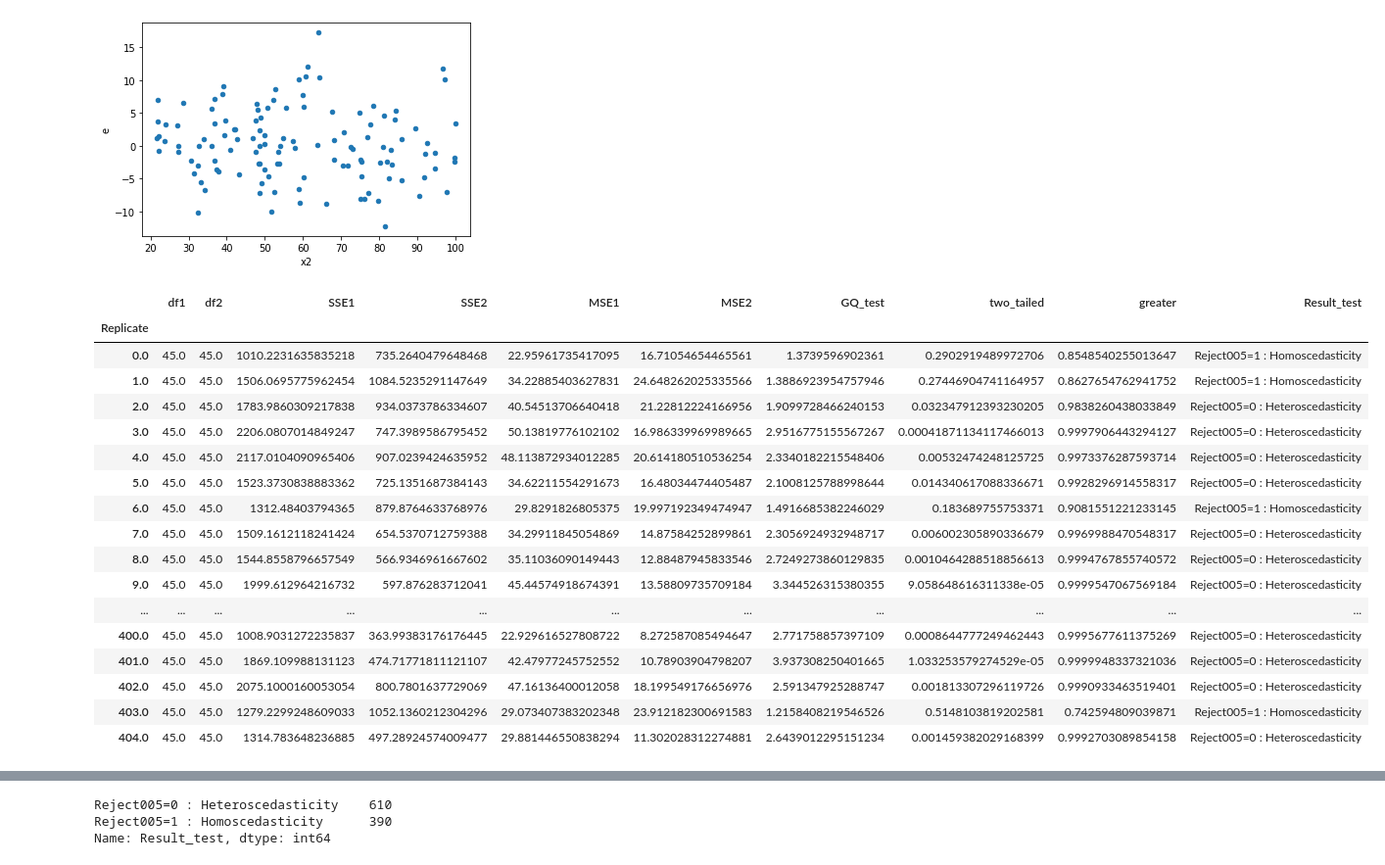
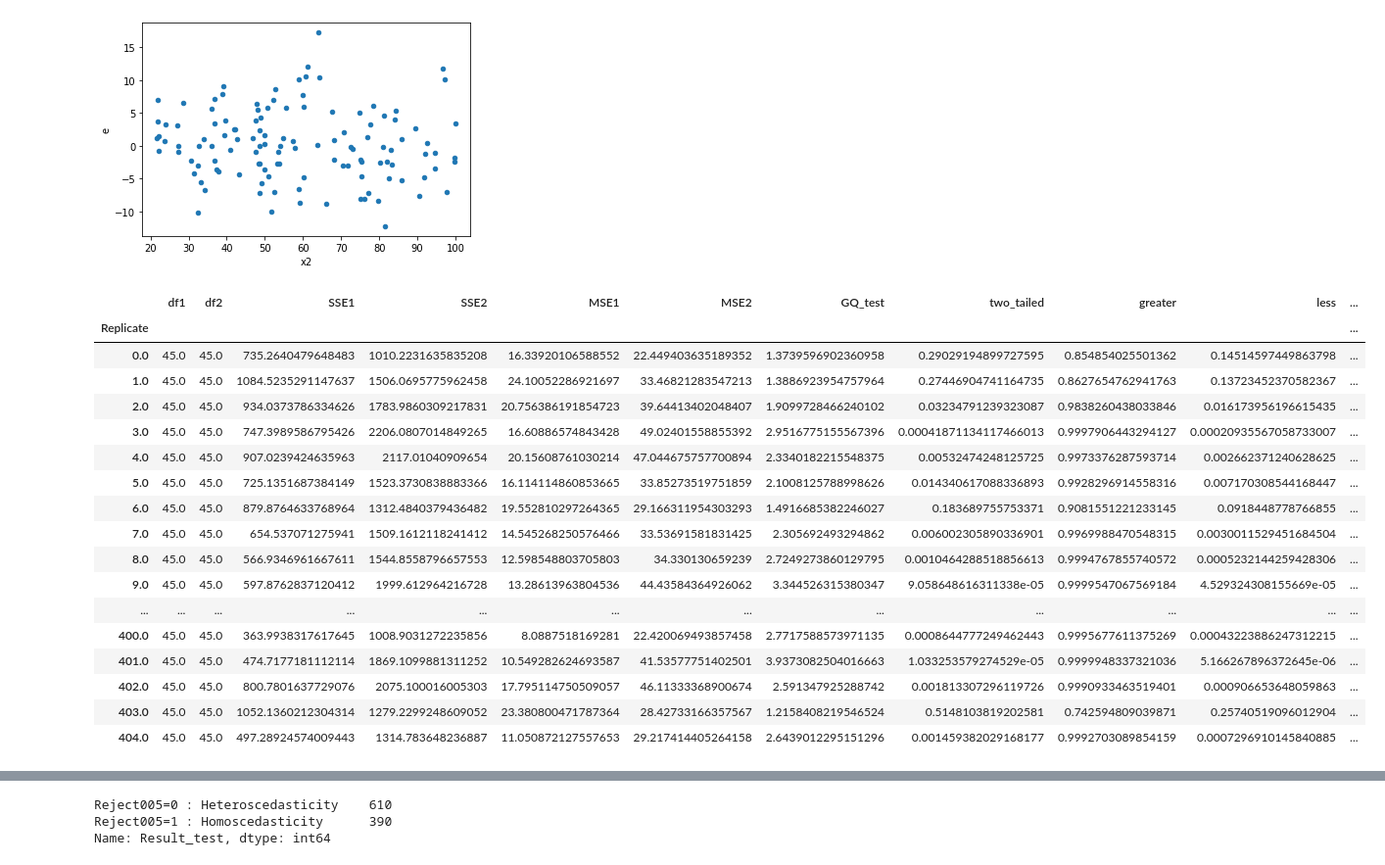
Before and after one commit to iam-fern/Generate_multiplication, a Jupyter notebook: GQtest_data_multi_delta_(0_8)_n120_05.ipynb, the cells around one changed output, grey strips where cells are left out. Shown at 98% size. Drawn from its saved outputs; the diff is of its cells as text; code cells hidden in the pictures.

```diff
--- a/GQtest_data_multi_delta_(0_8)_n120_05.ipynb
+++ b/GQtest_data_multi_delta_(0_8)_n120_05.ipynb
@@ -175,7 +176,6 @@ def get_result(run_replicate, percent_data):
     new_table_sort = new_table.sort_values('x2')
     new_table_sort.reset_index(inplace=True)
     new_table_sort.drop(['index'], axis=1, inplace=True)
-
 
     # แบ่งข้อมูลกลุ่มที่ 1
     table1 = new_table_sort.iloc[:int(percent_data*new_table_sort.shape[0]) , :]
@@ -189,8 +189,7 @@ def get_result(run_replicate, percent_data):
     # หาค่า df กลุ่ม 1
     DF1 = model1.df_resid + 1
     SSE1 = model1.ssr
-    MSE1 = model1.mse_resid
-
+    MSE1 = SSE1/DF1
 
     # แบ่งข้อมูลกลุ่มที่ 2
     table2 = new_table_sort.iloc[int((1-percent_data)*new_table_sort.shape[0]): , :]
@@ -204,23 +203,21 @@ def get_result(run_replicate, percent_data):
     # หาค่า df กลุ่ม 2
     DF2 = model2.df_resid + 1
     SSE2 = model2.ssr
-    MSE2 = model2.mse_resid
+    MSE2 = SSE2/DF2
 
     # ค่าสถิติทดสอบ
     GQ_test = (SSE2/DF2) / (SSE1/DF1)
-
 
     df2 = DF2
     df1 = DF1
 
     # คำนวณค่า p-value
-    # sf(x, dfn, dfd, loc=0, scale=1) : Survival function (also defined as 1 - cdf, but sf is sometimes more accurate)
+    # pdf(x, dfn, dfd, loc=0, scale=1) : Probability density function
     two_tailed = 2.0*(1.0-(ss.f.cdf(GQ_test, df2, df1)))
+    p_greater = ss.f.cdf(GQ_test, df2, df1)
+    p_less = 1.0-ss.f.cdf(GQ_test, df2, df1)
 
-    # pdf(x, dfn, dfd, loc=0, scale=1) : Probability density function
-    p_greater = ss.f.cdf(GQ_test, df2, df1)
-
-    return df2, df1, SSE2, SSE1, MSE2, MSE1, GQ_test, two_tailed, p_greater
+    return df1, df2, SSE1, SSE2, MSE1, MSE2, GQ_test, two_tailed, p_greater, p_less
 
 # สร้าง list ของ replicates
 list_replicate=list({i[0] for i in table.index})
@@ -236,13 +233,14 @@ list_MSE2=[]
 list_GQ_test=[]
 list_two_tailed=[]
 list_p_greater=[]
+list_p_less=[]
 
 # กำหนด % การแบ่งข้อมูล
 percent_data=0.4
 
 # ใช้ for loop สำหรับการ run ทุก replicates
 for run_replicate in list_replicate:
-    df1, df2, SSE1, SSE2, MSE1, MSE2, GQ_test, two_tailed, p_greater=get_result(run_replicate, percent_data)
+    df1, df2, SSE1, SSE2, MSE1, MSE2, GQ_test, two_tailed, p_greater, p_less=get_result(run_replicate, percent_data)
     list_df1.append(df1)
     list_SSE1.append(SSE1)
     list_df2.append(df2)
@@ -252,41 +250,42 @@ for run_replicate in list_replicate:
     list_GQ_test.append(GQ_test)
     list_two_tailed.append(two_tailed)
     list_p_greater.append(p_greater)
+    list_p_less.append(p_less)
 # %%
 # สร้างตารางผลลัพธ์
 alpha = 0.05
 pd.set_option('display.max_rows', 1000)
 pd.set_option('display.max_columns', 1000)
 pd.set_option('display.width', 1000)
 result=pd.DataFrame({"Replicate":list_replicate, "df1":list_df1, "df2":list_df2, "SSE1":list_SSE1,
                      "SSE2":list_SSE2, "MSE1":list_MSE1, "MSE2":list_MSE2,
-                     "GQ_test":list_GQ_test, "two_tailed":list_two_tailed, "greater":list_p_greater})
+                     "GQ_test":list_GQ_test, "two_tailed":list_two_tailed, "greater":list_p_greater, "less":list_p_less})
 result.set_index(['Replicate'], inplace=True)
-result=result[(result["two_tailed"]<=1) & (result["greater"]<=1)]
+result=result[(result["two_tailed"]<=1) & (result["greater"]<=1) & (result["less"]<=1)]
 result["Result_test"]=result["two_tailed"].apply(lambda p_value: 'Reject005=0 : Heteroscedasticity'
-                                                                  if p_value < alpha else 'Reject005=1 : Homoscedasticity')
+                                                 if p_value < alpha else 'Reject005=1 : Homoscedasticity')
 #two_tailed_new_show=two_tailed_new.drop(columns="greater")
 
 result.astype(str)
 # %% [output]
-|  | df1 | df2 | SSE1 | SSE2 | MSE1 | MSE2 | GQ_test | two_tailed | greater | Result_test |
-| Replicate |  |  |  |  |  |  |  |  |  |  |
-| 0.0 | 45.0 | 45.0 | 1010.2231635835218 | 735.2640479648468 | 22.95961735417095 | 16.71054654465561 | 1.3739596902361 | 0.2902919489972706 | 0.8548540255013647 | Reject005=1 : Homoscedasticity |
-| 1.0 | 45.0 | 45.0 | 1506.0695775962454 | 1084.5235291147649 | 34.22885403627831 | 24.648262025335566 | 1.3886923954757946 | 0.27446904741164957 | 0.8627654762941752 | Reject005=1 : Homoscedasticity |
-| 2.0 | 45.0 | 45.0 | 1783.9860309217838 | 934.0373786334607 | 40.54513706640418 | 21.22812224166956 | 1.9099728466240153 | 0.032347912393230205 | 0.9838260438033849 | Reject005=0 : Heteroscedasticity |
-| 3.0 | 45.0 | 45.0 | 2206.0807014849247 | 747.3989586795452 | 50.13819776102102 | 16.986339969989665 | 2.9516775155567267 | 0.00041871134117466013 | 0.9997906443294127 | Reject005=0 : Heteroscedasticity |
-| 4.0 | 45.0 | 45.0 | 2117.0104090965406 | 907.0239424635952 | 48.113872934012285 | 20.614180510536254 | 2.3340182215548406 | 0.00532474248125725 | 0.9973376287593714 | Reject005=0 : Heteroscedasticity |
-| 5.0 | 45.0 | 45.0 | 1523.3730838883362 | 725.1351687384143 | 34.62211554291673 | 16.48034474405487 | 2.1008125788998644 | 0.014340617088336671 | 0.9928296914558317 | Reject005=0 : Heteroscedasticity |
-| 6.0 | 45.0 | 45.0 | 1312.48403794365 | 879.8764633768976 | 29.8291826805375 | 19.997192349474947 | 1.4916685382246029 | 0.183689755753371 | 0.9081551221233145 | Reject005=1 : Homoscedasticity |
-| 7.0 | 45.0 | 45.0 | 1509.1612118241424 | 654.5370712759388 | 34.29911845054869 | 14.87584252899861 | 2.3056924932948717 | 0.006002305890336679 | 0.9969988470548317 | Reject005=0 : Heteroscedasticity |
-| 8.0 | 45.0 | 45.0 | 1544.8558796657549 | 566.9346961667602 | 35.11036090149443 | 12.88487945833546 | 2.7249273860129835 | 0.0010464288518856613 | 0.9994767855740572 | Reject005=0 : Heteroscedasticity |
-| 9.0 | 45.0 | 45.0 | 1999.612964216732 | 597.876283712041 | 45.44574918674391 | 13.58809735709184 | 3.344526315380355 | 9.058648616311338e-05 | 0.9999547067569184 | Reject005=0 : Heteroscedasticity |
-| ... | ... | ... | ... | ... | ... | ... | ... | ... | ... | ... |
-| 400.0 | 45.0 | 45.0 | 1008.9031272235837 | 363.99383176176445 | 22.929616527808722 | 8.272587085494647 | 2.771758857397109 | 0.0008644777249462443 | 0.9995677611375269 | Reject005=0 : Heteroscedasticity |
-| 401.0 | 45.0 | 45.0 | 1869.109988131123 | 474.71771811121107 | 42.47977245752552 | 10.78903904798207 | 3.937308250401665 | 1.033253579274529e-05 | 0.9999948337321036 | Reject005=0 : Heteroscedasticity |
-| 402.0 | 45.0 | 45.0 | 2075.1000160053054 | 800.7801637729069 | 47.16136400012058 | 18.199549176656976 | 2.591347925288747 | 0.001813307296119726 | 0.9990933463519401 | Reject005=0 : Heteroscedasticity |
-| 403.0 | 45.0 | 45.0 | 1279.2299248609033 | 1052.1360212304296 | 29.073407383202348 | 23.912182300691583 | 1.2158408219546526 | 0.5148103819202581 | 0.742594809039871 | Reject005=1 : Homoscedasticity |
-| 404.0 | 45.0 | 45.0 | 1314.783648236885 | 497.28924574009477 | 29.881446550838294 | 11.302028312274881 | 2.6439012295151234 | 0.001459382029168399 | 0.9992703089854158 | Reject005=0 : Heteroscedasticity |
+|  | df1 | df2 | SSE1 | SSE2 | MSE1 | MSE2 | GQ_test | two_tailed | greater | less | ... |
+| Replicate |  |  |  |  |  |  |  |  |  |  | ... |
+| 0.0 | 45.0 | 45.0 | 735.2640479648483 | 1010.2231635835208 | 16.33920106588552 | 22.449403635189352 | 1.3739596902360958 | 0.29029194899727595 | 0.854854025501362 | 0.14514597449863798 | ... |
+| 1.0 | 45.0 | 45.0 | 1084.5235291147637 | 1506.0695775962458 | 24.10052286921697 | 33.46821283547213 | 1.3886923954757964 | 0.27446904741164735 | 0.8627654762941763 | 0.13723452370582367 | ... |
+| 2.0 | 45.0 | 45.0 | 934.0373786334626 | 1783.9860309217831 | 20.756386191854723 | 39.64413402048407 | 1.9099728466240102 | 0.03234791239323087 | 0.9838260438033846 | 0.016173956196615435 | ... |
+| 3.0 | 45.0 | 45.0 | 747.3989586795426 | 2206.0807014849265 | 16.60886574843428 | 49.02401558855392 | 2.9516775155567396 | 0.00041871134117466013 | 0.9997906443294127 | 0.00020935567058733007 | ... |
+| 4.0 | 45.0 | 45.0 | 907.0239424635963 | 2117.01040909654 | 20.15608761030214 | 47.044675757700894 | 2.3340182215548375 | 0.00532474248125725 | 0.9973376287593714 | 0.002662371240628625 | ... |
+| 5.0 | 45.0 | 45.0 | 725.1351687384149 | 1523.3730838883366 | 16.114114860853665 | 33.85273519751859 | 2.1008125788998626 | 0.014340617088336893 | 0.9928296914558316 | 0.007170308544168447 | ... |
+| 6.0 | 45.0 | 45.0 | 879.8764633768964 | 1312.4840379436482 | 19.552810297264365 | 29.166311954303293 | 1.4916685382246027 | 0.183689755753371 | 0.9081551221233145 | 0.0918448778766855 | ... |
+| 7.0 | 45.0 | 45.0 | 654.537071275941 | 1509.1612118241412 | 14.545268250576466 | 33.53691581831425 | 2.305692493294862 | 0.006002305890336901 | 0.9969988470548315 | 0.0030011529451684504 | ... |
+| 8.0 | 45.0 | 45.0 | 566.9346961667611 | 1544.8558796657553 | 12.598548803705803 | 34.330130659239 | 2.7249273860129795 | 0.0010464288518856613 | 0.9994767855740572 | 0.0005232144259428306 | ... |
+| 9.0 | 45.0 | 45.0 | 597.8762837120412 | 1999.612964216728 | 13.28613963804536 | 44.43584364926062 | 3.344526315380347 | 9.058648616311338e-05 | 0.9999547067569184 | 4.529324308155669e-05 | ... |
+| ... | ... | ... | ... | ... | ... | ... | ... | ... | ... | ... | ... |
+| 400.0 | 45.0 | 45.0 | 363.9938317617645 | 1008.9031272235856 | 8.0887518169281 | 22.420069493857458 | 2.7717588573971135 | 0.0008644777249462443 | 0.9995677611375269 | 0.00043223886247312215 | ... |
+| 401.0 | 45.0 | 45.0 | 474.7177181112114 | 1869.1099881311252 | 10.549282624693587 | 41.53577751402501 | 3.9373082504016663 | 1.033253579274529e-05 | 0.9999948337321036 | 5.166267896372645e-06 | ... |
+| 402.0 | 45.0 | 45.0 | 800.7801637729076 | 2075.100016005303 | 17.795114750509057 | 46.11333368900674 | 2.591347925288742 | 0.001813307296119726 | 0.9990933463519401 | 0.000906653648059863 | ... |
+| 403.0 | 45.0 | 45.0 | 1052.1360212304314 | 1279.2299248609052 | 23.380800471787364 | 28.42733166357567 | 1.2158408219546524 | 0.5148103819202581 | 0.742594809039871 | 0.25740519096012904 | ... |
+| 404.0 | 45.0 | 45.0 | 497.28924574009443 | 1314.783648236887 | 11.050872127557653 | 29.217414405264158 | 2.6439012295151296 | 0.001459382029168177 | 0.9992703089854159 | 0.0007296910145840885 | ... |
 # %%
 # สร้างตารางผลลัพธ์
 alpha = 0.05
```
Also changed, not shown: parts of 2 cells of this notebook.
